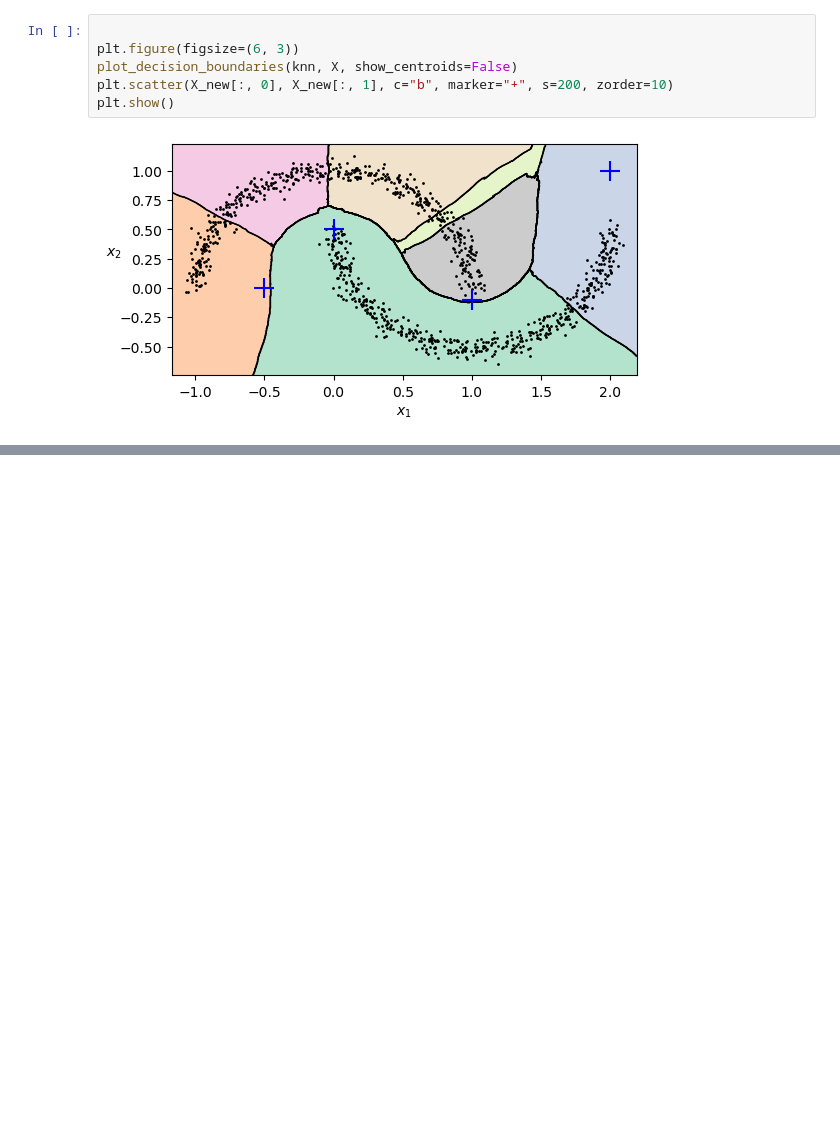
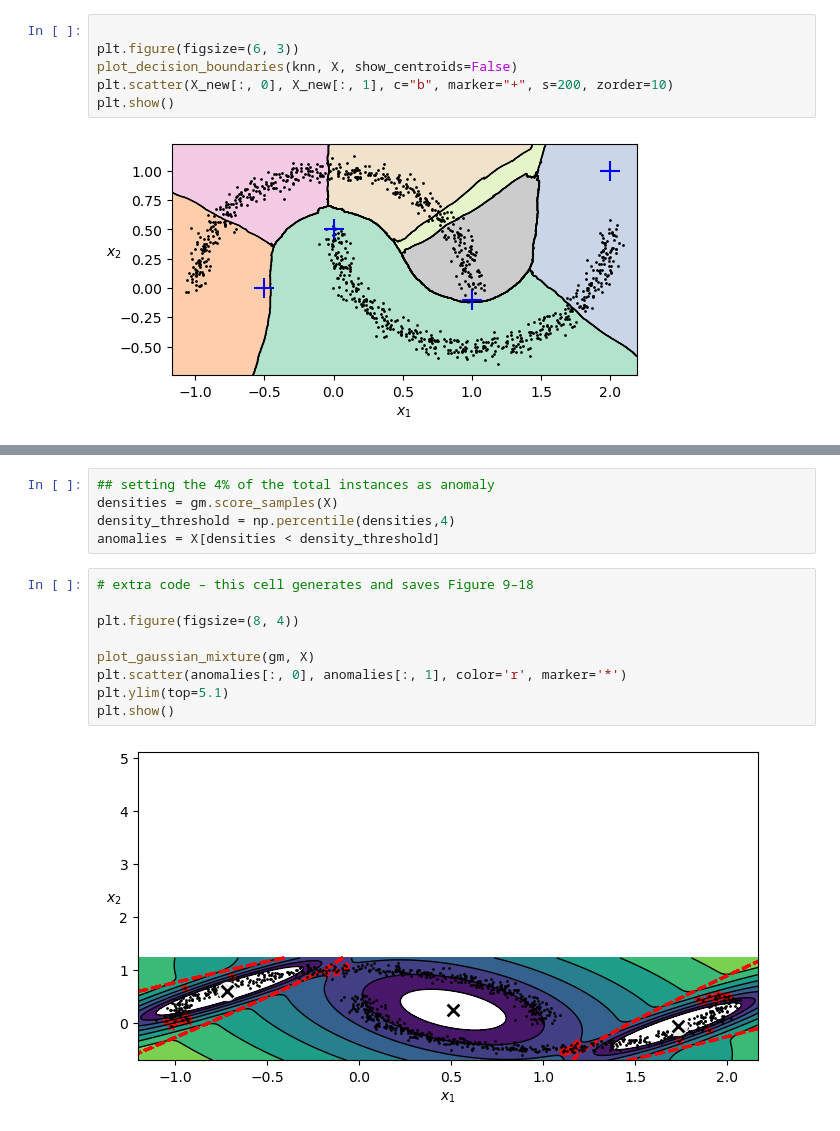
Before and after one commit to PratikHotchandani22/UnsupervisedML, a Jupyter notebook: K-Means and DBScan.ipynb, the cells around one changed output, grey strips where cells are left out. Drawn from its saved outputs; the diff is of its cells as text; blank space fills up the shorter version.

```diff
--- a/K-Means and DBScan.ipynb
+++ b/K-Means and DBScan.ipynb
@@ -523,0 +664,16 @@ plt.show()
+# %%
+## setting the 4% of the total instances as anomaly
+densities = gm.score_samples(X)
+density_threshold = np.percentile(densities,4)
+anomalies = X[densities < density_threshold]
+# %%
+# extra code – this cell generates and saves Figure 9–18
+
+plt.figure(figsize=(8, 4))
+
+plot_gaussian_mixture(gm, X)
+plt.scatter(anomalies[:, 0], anomalies[:, 1], color='r', marker='*')
+plt.ylim(top=5.1)
+plt.show()
+# %% [output]
+[figure, added]
```
Also changed, not shown: parts of 13 cells of this notebook, 2 other files.
